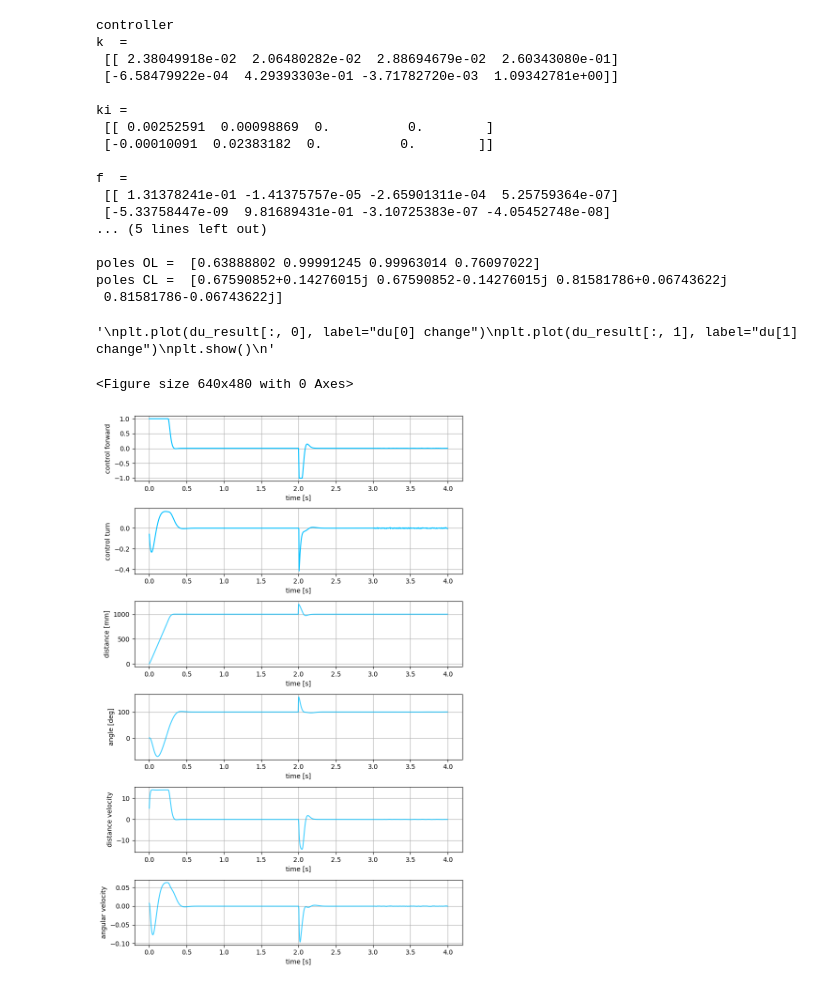
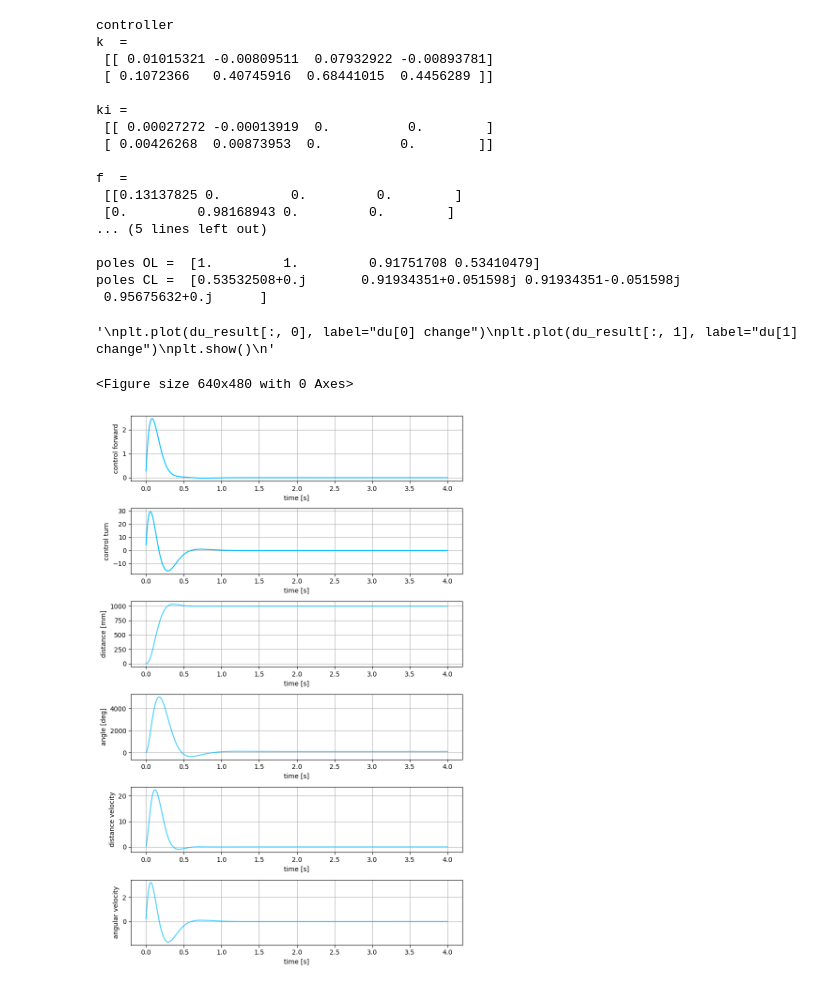
Before and after one commit to michalnand/motoko_ice_dragon_x, a Jupyter notebook: simulations/position_controller/lqg_controller.ipynb, the cells around one changed output. Saved outputs shown, nothing was run; the diff lists cells and outputs as text; code cells hidden in the pictures.

```diff
--- a/simulations/position_controller/lqg_controller.ipynb
+++ b/simulations/position_controller/lqg_controller.ipynb
@@ -9,8 +9,9 @@ def load_from_file(file_name, dt):
     v = numpy.loadtxt(file_name)
 
     #u = numpy.array(v[:, 1:3])
-    u = numpy.array(v[:, 3:5])
-    x = numpy.array(v[:, 5:7])
+    u = numpy.array(v[:, 1:3])
+    x = numpy.array(v[:, 3:5])
+
 
     t = numpy.arange(x.shape[0])*dt
 
@@ -30,7 +31,11 @@ def state_augmentation(x):
     #zero initial conditions
     x_aug = x - x[0]
 
+
+    x_aug = x_aug - numpy.mean(x_aug, axis=0)
+
     vel = difference(x_aug[:, 0:2])
+
 
     x_aug = numpy.concatenate([x_aug, vel], axis=1)
 
@@ -49,7 +54,7 @@ def plot_results(t_result, u_result, x_ref, x_pred, steps_start = 0 , steps_end
     fig, axs = plt.subplots(axis_count, 1, figsize=(8, 2*5))
 
 
-    u_result*= 60.0/(2.0*numpy.pi)
+    #u_result*= 60.0/(2.0*numpy.pi)
 
 
     axs[0].plot(t_result[steps_start:steps_end], u_result[steps_start:steps_end, 0], color="purple")
@@ -214,8 +228,8 @@ plot_results(t_result, u_result, x_ref, x_hat_result, 0, 10000)
 #create loss weighting matrices (diagonal)
 #q = numpy.diag([ 10**-7, 0.5*(10**-3), 0.0, 0.0] )
 #q = numpy.diag([ 10**-6, 0.5*(10**-3), 0.0, 0.0] )
-q = numpy.diag([ 5*10**-6, 0.5*(10**-3), 0.0, 0.0] )
-r = numpy.diag( [1.0, 1.0])
+q = numpy.diag([ 1.0, 1.0, 0.0, 0.0] )
+r = numpy.diag( [10.0**7, 10.0**4])
 
 
 noise_q = 0.001*numpy.eye(4)
@@ -223,7 +237,7 @@ noise_r = 0.001*numpy.diag([50.325, 0.019,  0.000, 0.000])
 
 
 #solve LQG controller
-lqg = LibsControl.LQGDiscrete(a_est, b_est, c_est, q, r, noise_q, noise_r, 1.0)
+lqg = LibsControl.LQGDiscrete(a_est, b_est, c_est, q, r, noise_q, noise_r, 100.0)
 
 print("controller")
 print("k  = \n", lqg.k, "\n")
@@ -237,21 +251,21 @@ print("poles CL = ", numpy.linalg.eigvals(a_est - b_est@lqg.k))
 # %% [output]
 controller
 k  =
- [[ 2.38049918e-02  2.06480282e-02  2.88694679e-02  2.60343080e-01]
- [-6.58479922e-04  4.29393303e-01 -3.71782720e-03  1.09342781e+00]]
+ [[ 0.01015321 -0.00809511  0.07932922 -0.00893781]
+ [ 0.1072366   0.40745916  0.68441015  0.4456289 ]]
 
 ki =
- [[ 0.00252591  0.00098869  0.          0.        ]
- [-0.00010091  0.02383182  0.          0.        ]]
+ [[ 0.00027272 -0.00013919  0.          0.        ]
+ [ 0.00426268  0.00873953  0.          0.        ]]
 
 f  =
- [[ 1.31378241e-01 -1.41375757e-05 -2.65901311e-04  5.25759364e-07]
- [-5.33758447e-09  9.81689431e-01 -3.10725383e-07 -4.05452748e-08]
+ [[0.13137825 0.         0.         0.        ]
+ [0.         0.98168943 0.         0.        ]
 ... (5 lines left out)
 
-poles OL =  [0.63888802 0.99991245 0.99963014 0.76097022]
-poles CL =  [0.67590852+0.14276015j 0.67590852-0.14276015j 0.81581786+0.06743622j
- 0.81581786-0.06743622j]
+poles OL =  [1.         1.         0.91751708 0.53410479]
+poles CL =  [0.53532508+0.j       0.91934351+0.051598j 0.91934351-0.051598j
+ 0.95675632+0.j      ]
 # %%
 #process simulation
 
@@ -278,29 +292,10 @@ int_result = []
 
 for n in range(n_max):
 
-    if n > 0.75*n_max:
-        noise = numpy.diagonal(noise_r)**0.5
-        noise = numpy.expand_dims(noise, 1)
-        x_obs = x + noise*numpy.random.randn(x.shape[0], x.shape[1])
-    else:
-        x_obs = x
+
 
     #compute controller output
-    u, integral_action, x_hat = lqg.forward(xr, x_obs, integral_action, x_hat)
-
-    #disturbance
-    '''
-    if n > n_max//2:
-        u[0, :]+= 50
-        u[1, :]+= 100
-    '''
-
-    if n == n_max//2:
-        x[0, 0]+= 200
-        x[1, 0]+= 1
-
-
-
+    u, integral_action, x_hat = lqg.forward(xr, x, integral_action, x_hat)
 
     #compute plant output
     y = c_est@x
@@ -309,34 +304,34 @@ for n in range(n_max):
     t_result.append(n*dt)
     u_result.append(u[:, 0].copy())
     x_result.append(x[:, 0].copy())
 
     int_result.append(integral_action[:, 0].copy())
 
 
 t_result = numpy.array(t_result)
 u_result = numpy.array(u_result)
 
 x_result = numpy.array(x_result)
 
 int_result = numpy.array(int_result)
 
 du_result = x_result[1:, :] - x_result[0:-1, :]
 
 #plot results
 #convert angle to degrees
 x_result[:, 1]*= 180.0/numpy.pi
 
 LibsControl.plot_closed_loop_response(t_result, u_result, x_result, x_hat = None, file_name = "lqg_controller_output.png", u_labels = ["control forward", "control turn"], x_labels = ["distance [mm]", "angle [deg]", "distance velocity", "angular velocity"])
 
 '''
 plt.plot(du_result[:, 0], label="du[0] change")
 plt.plot(du_result[:, 1], label="du[1] change")
 plt.show()
 '''
 # %% [output]
 '\nplt.plot(du_result[:, 0], label="du[0] change")\nplt.plot(du_result[:, 1], label="du[1] change")\nplt.show()\n'
 <Figure size 640x480 with 0 Axes>
-[figure, old version]
+[figure, new version]
 # %%
 #print c-like arrays
 print(matrix_to_c("a",  a_est))
```
Also changed, not shown: parts of 3 cells of this notebook, 47 other files.
